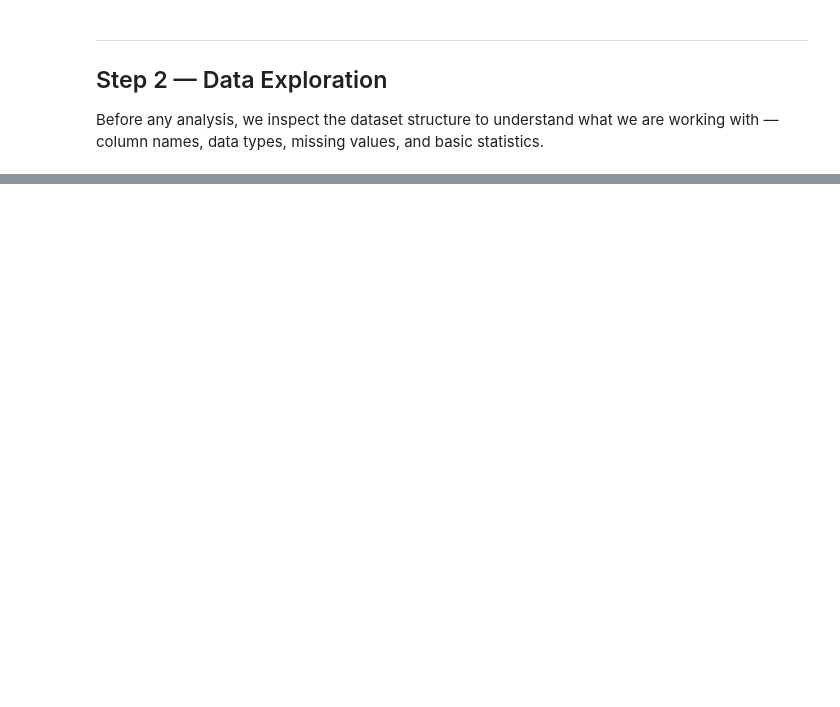
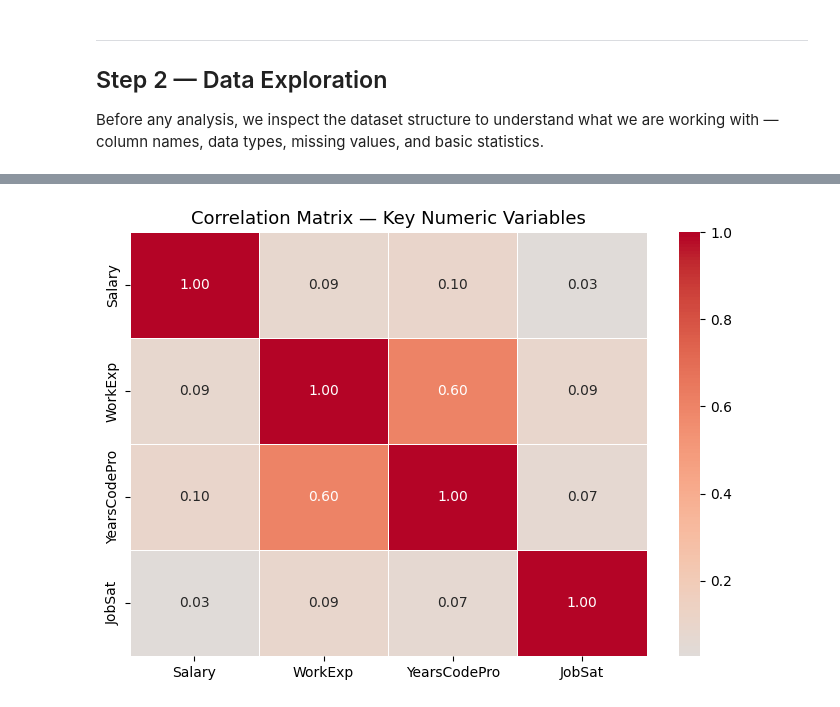
Before and after one commit to adriant25/ibm-data-analyst-capstone, a Jupyter notebook: capstone-project/Capstone_Survey_Analysis.ipynb, the cells around one changed output, grey strips where cells are left out. Cells and saved outputs as stored; diff of their text form; code cells hidden in the pictures; blank space fills up the shorter version.

```diff
--- a/capstone-project/Capstone_Survey_Analysis.ipynb
+++ b/capstone-project/Capstone_Survey_Analysis.ipynb
@@ -75,0 +390,24 @@ df.describe(include='object')
+# %%
+# -- Create ExperienceLevel from YearsCodePro --------------------------------
+# YearsCodePro contains strings like "5", "10", "Less than 1 year", "More than 50 years"
+def parse_years(val):
+    if pd.isna(val): return np.nan
+    val = str(val).strip()
+    if "less than 1" in val.lower(): return 0
+    if "more than 50" in val.lower(): return 51
+    try: return float(val)
+    except: return np.nan
+
+df["YearsCodeProNum"] = df["YearsCodePro"].apply(parse_years)
+
+def exp_level(y):
+    if pd.isna(y):   return "Unknown"
+    if y <= 2:       return "Junior"
+    if y <= 7:       return "Mid"
+    if y <= 15:      return "Senior"
+    return           "Expert"
+
+df["ExperienceLevel"] = df["YearsCodeProNum"].apply(exp_level)
+
+print("ExperienceLevel distribution:")
+print(df["ExperienceLevel"].value_counts().to_string())
@@ -75,0 +510,13 @@ df.describe(include='object')
+# %%
+# -- Correlation heatmap (numeric columns) ------------------------------------
+num_df = df[["ConvertedCompYearly", "WorkExp", "YearsCodeProNum", "JobSat"]].copy()
+num_df.columns = ["Salary", "WorkExp", "YearsCodePro", "JobSat"]
+
+fig, ax = plt.subplots(figsize=(7, 5))
+sns.heatmap(num_df.corr(), annot=True, fmt=".2f", cmap="coolwarm",
+            center=0, linewidths=0.5, ax=ax)
+ax.set_title("Correlation Matrix — Key Numeric Variables", fontsize=13)
+plt.tight_layout()
+plt.show()
+# %% [output]
+[figure, added]
```
Also changed, not shown: parts of 34 cells of this notebook.
